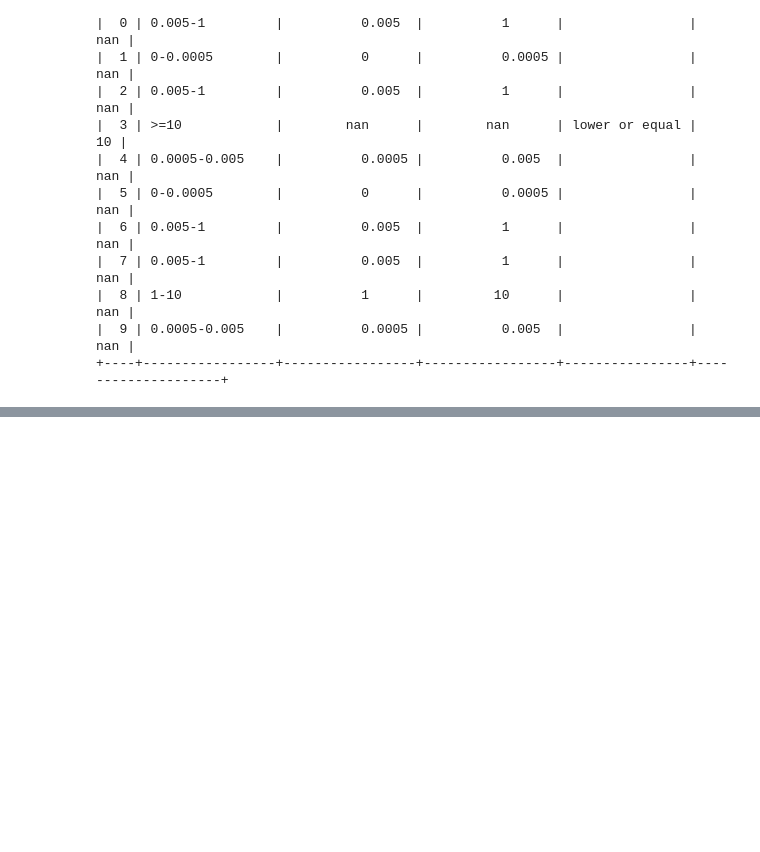
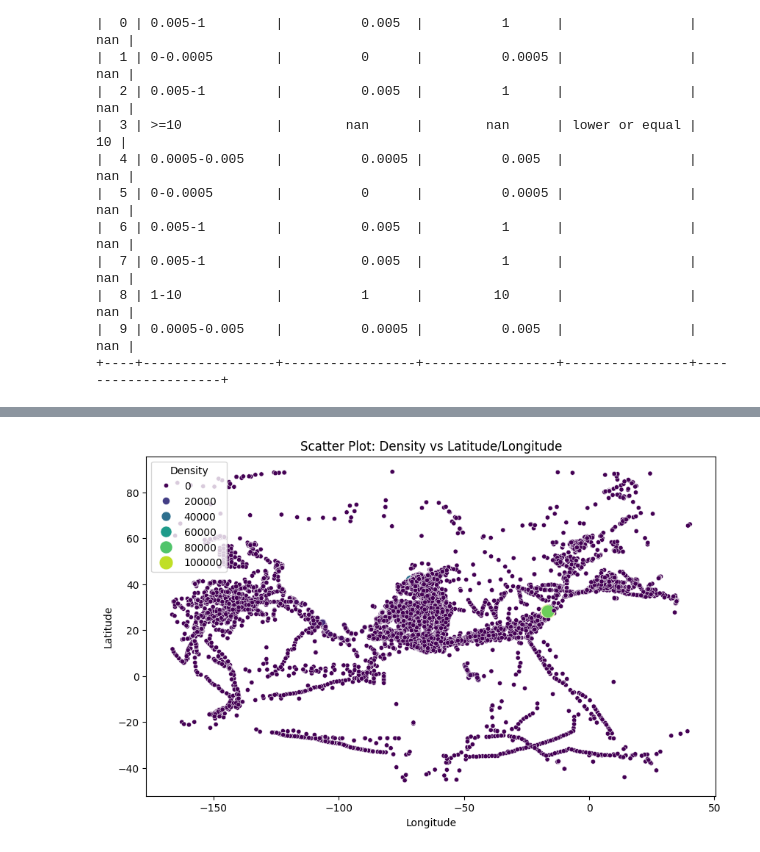
Before and after one commit to nataliaboaventura/microplastic, a Jupyter notebook: Marine_Microplastics.ipynb, the cells around one changed output, grey strips where cells are left out. Saved outputs shown, nothing was run; the diff lists cells and outputs as text; code cells hidden in the pictures; blank space fills up the shorter version.

```diff
--- a/Marine_Microplastics.ipynb
+++ b/Marine_Microplastics.ipynb
@@ -278,0 +302,12 @@ print(tabulate(df[['Density Range', 'Lower_Density', 'Upper_Density', 'Operator'
+# %%
+plt.figure(figsize=(10,6))
+
+sns.scatterplot(data=df, x='Longitude', y='Latitude', hue='Measurement', palette='viridis', size='Measurement', sizes=(20, 200))
+
+plt.title('Scatter Plot: Density vs Latitude/Longitude')
+plt.xlabel('Longitude')
+plt.ylabel('Latitude')
+plt.legend(title='Density', loc='upper left')
+plt.show()
+# %% [output]
+[figure, added]
```
Also changed, not shown: parts of 5 cells of this notebook.
